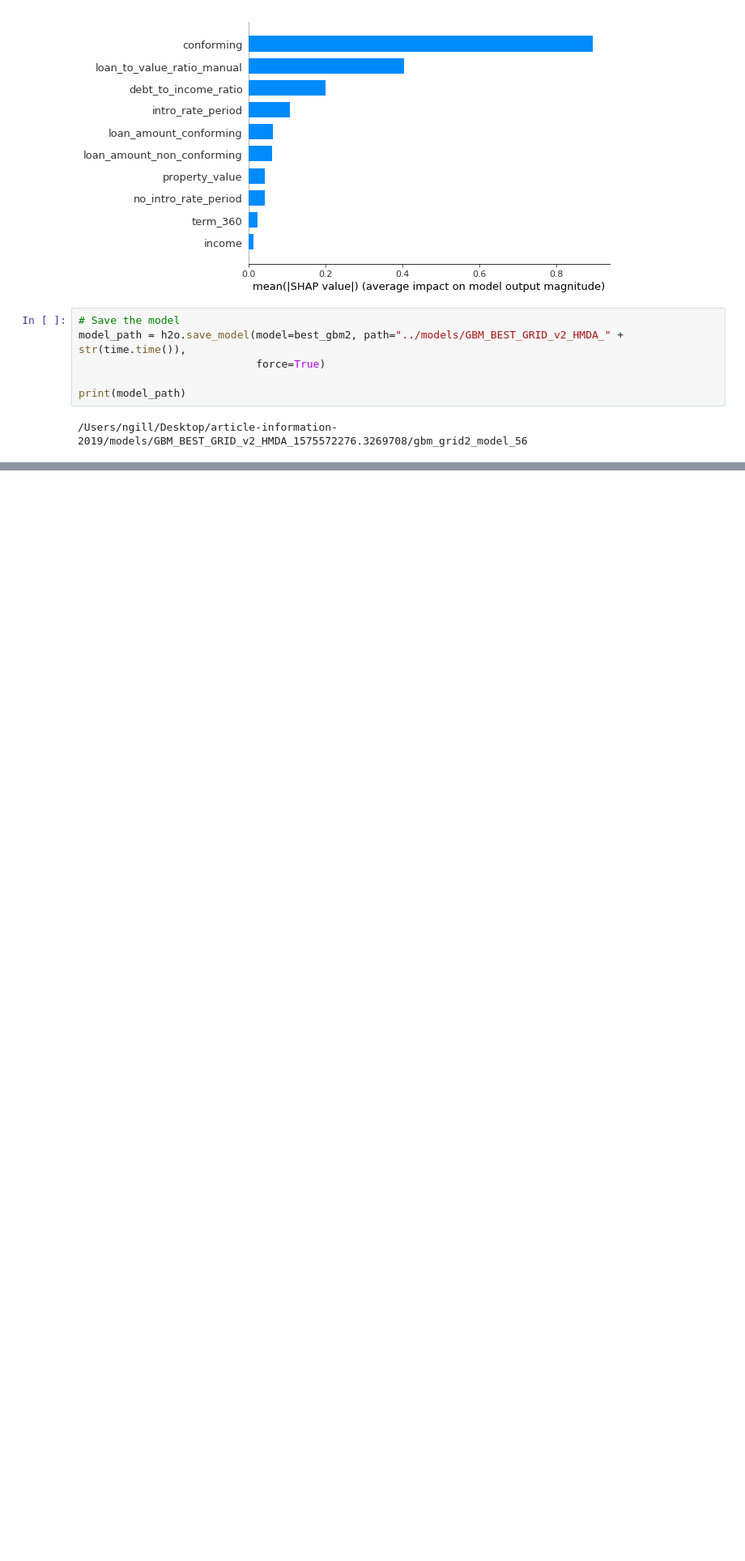
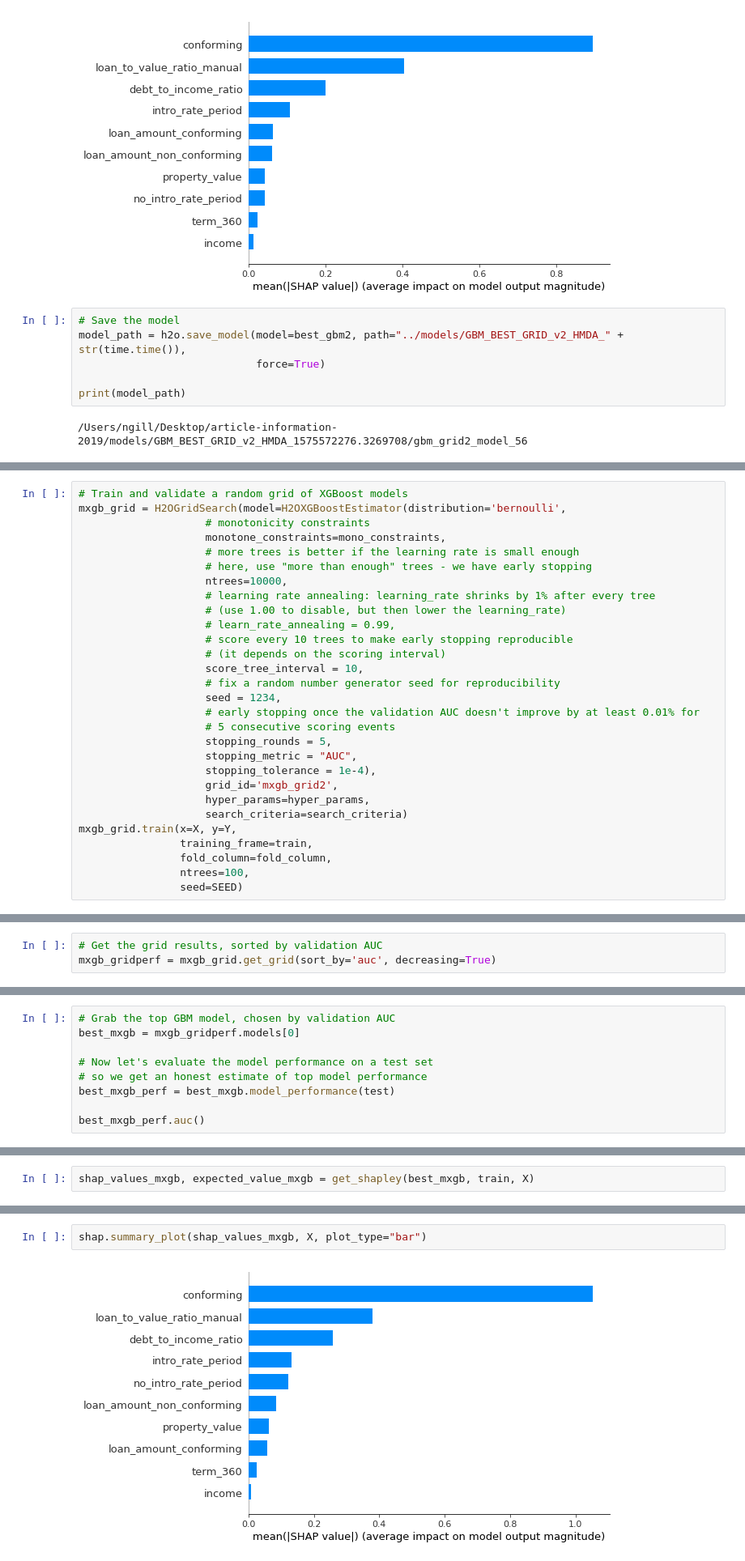
Before and after one commit to h2oai/article-information-2019, a Jupyter notebook: notebooks/mgbm_hmda.ipynb, the cells around one changed output, grey strips where cells are left out. Shown at 81% size. Cells and saved outputs as stored; diff of their text form; blank space fills up the shorter version.

Commit message:
Add XGBoost grid for comparison and save models

```diff
--- a/notebooks/mgbm_hmda.ipynb
+++ b/notebooks/mgbm_hmda.ipynb
@@ -1787,0 +1790,29 @@ print(model_path)
+# %%
+# Train and validate a random grid of XGBoost models
+mxgb_grid = H2OGridSearch(model=H2OXGBoostEstimator(distribution='bernoulli',
+                    # monotonicity constraints
+                    monotone_constraints=mono_constraints,
+                    # more trees is better if the learning rate is small enough
+                    # here, use "more than enough" trees - we have early stopping
+                    ntrees=10000,
+                    # learning rate annealing: learning_rate shrinks by 1% after every tree
+                    # (use 1.00 to disable, but then lower the learning_rate)
+                    # learn_rate_annealing = 0.99,
+                    # score every 10 trees to make early stopping reproducible
+                    # (it depends on the scoring interval)
+                    score_tree_interval = 10,
+                    # fix a random number generator seed for reproducibility
+                    seed = 1234,
+                    # early stopping once the validation AUC doesn't improve by at least 0.01% for
+                    # 5 consecutive scoring events
+                    stopping_rounds = 5,
+                    stopping_metric = "AUC",
+                    stopping_tolerance = 1e-4),
+                    grid_id='mxgb_grid2',
+                    hyper_params=hyper_params,
+                    search_criteria=search_criteria)
+mxgb_grid.train(x=X, y=Y,
+                training_frame=train,
+                fold_column=fold_column,
+                ntrees=100,
+                seed=SEED)
@@ -1787,0 +1821,3 @@ print(model_path)
+# %%
+# Get the grid results, sorted by validation AUC
+mxgb_gridperf = mxgb_grid.get_grid(sort_by='auc', decreasing=True)
@@ -1787,0 +1844,9 @@ print(model_path)
+# %%
+# Grab the top GBM model, chosen by validation AUC
+best_mxgb = mxgb_gridperf.models[0]
+
+# Now let's evaluate the model performance on a test set
+# so we get an honest estimate of top model performance
+best_mxgb_perf = best_mxgb.model_performance(test)
+
+best_mxgb_perf.auc()
@@ -1787,0 +1855,2 @@ print(model_path)
+# %%
+shap_values_mxgb, expected_value_mxgb = get_shapley(best_mxgb, train, X)
@@ -1787,0 +1865,4 @@ print(model_path)
+# %%
+shap.summary_plot(shap_values_mxgb, X, plot_type="bar")
+# %% [output]
+[figure, added]
```
Also changed, not shown: parts of 14 cells of this notebook, 2 other files.
